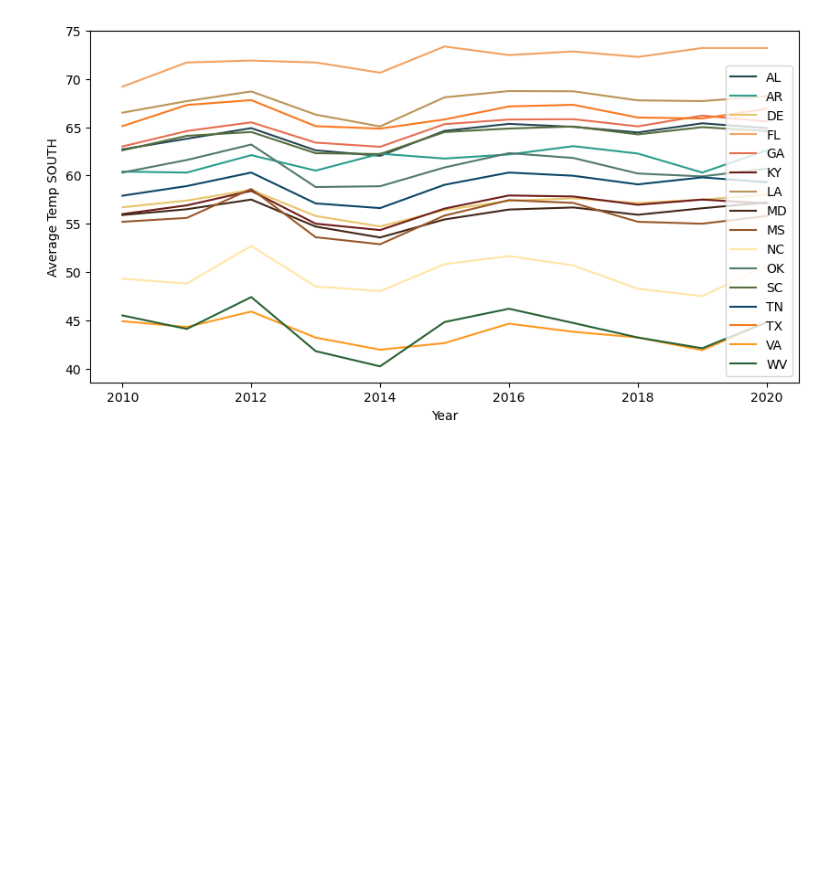
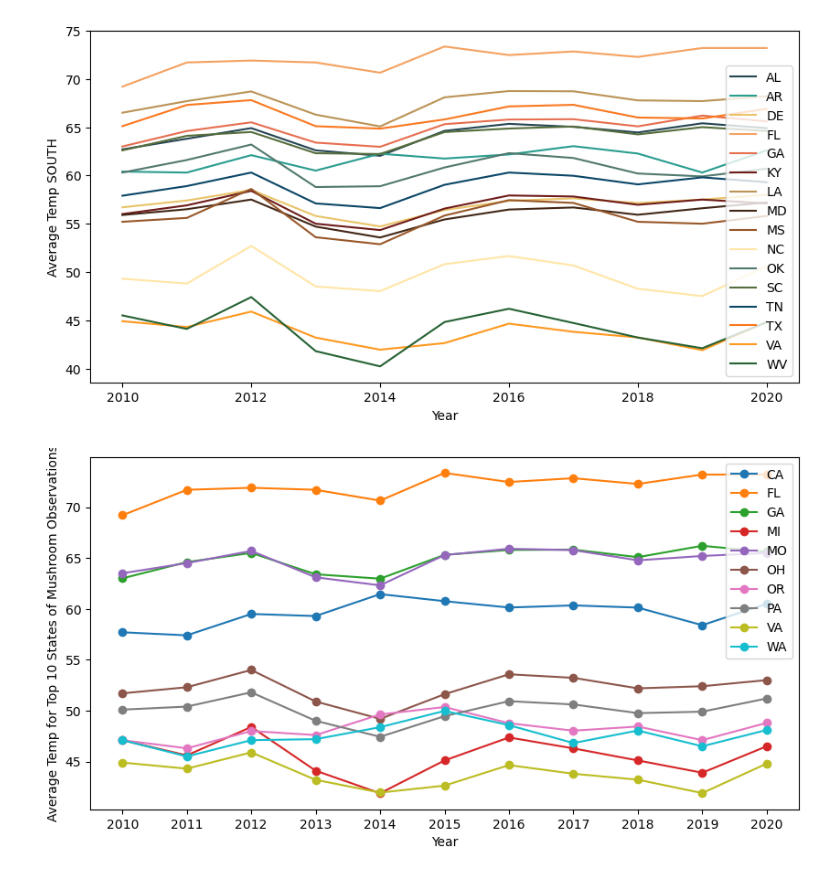
Before and after one commit to cjpentecost/DA8-Capstone, a Jupyter notebook: notebook/weather.ipynb, the cells around one changed output. Saved outputs shown, nothing was run; the diff lists cells and outputs as text; code cells hidden in the pictures; blank space fills up the shorter version.

Commit message:
more graphs

```diff
--- a/notebook/weather.ipynb
+++ b/notebook/weather.ipynb
@@ -146,3 +146,28 @@ plt.legend()
 plt.show()
 # %% [output]
 [figure]
+# %%
+#suggestion to see the top 5 & lower 5 OR top 10 (which would match could go along with the top 10 state?)
+
+#Top 10 states for Mushroom observations
+#top5_states = ['CA', 'PA','WA','OR','GA']
+top10_states = ['CA', 'PA','WA','OR','GA','MI','OH','VA','FL','MO']
+#find states out of the datafram
+find_top10 = df_tavg[df_tavg['State'].isin(top10_states)]
+
+#one line for each state
+#grouped_df = find_top10.groupby('State')
+plt.figure(figsize=(10,5))
+
+#one line for each state
+for state, data in find_top10.groupby('State'):
+    plt.plot(data['Year'],data['Temp'], label=state,marker='o')
+
+plt.xticks(df_tavg['Year'].unique())
+
+plt.xlabel('Year')
+plt.ylabel('Average Temp for Top 10 States of Mushroom Observations')
+plt.legend()
+plt.show()
+# %% [output]
+[figure, added]
```
Also changed, not shown: parts of 22 cells of this notebook.
